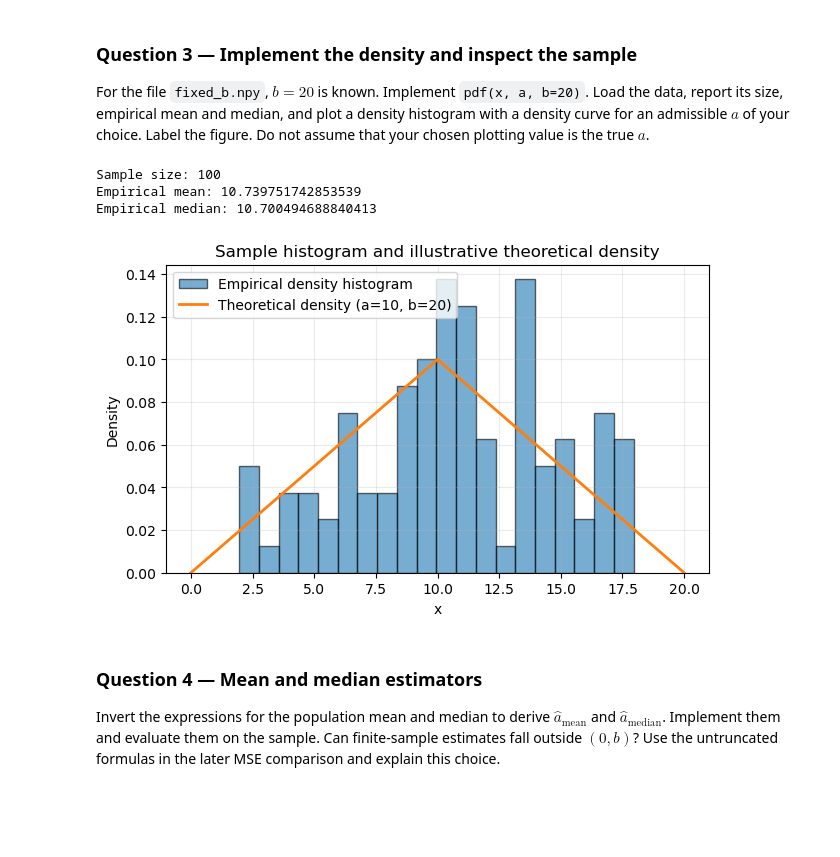
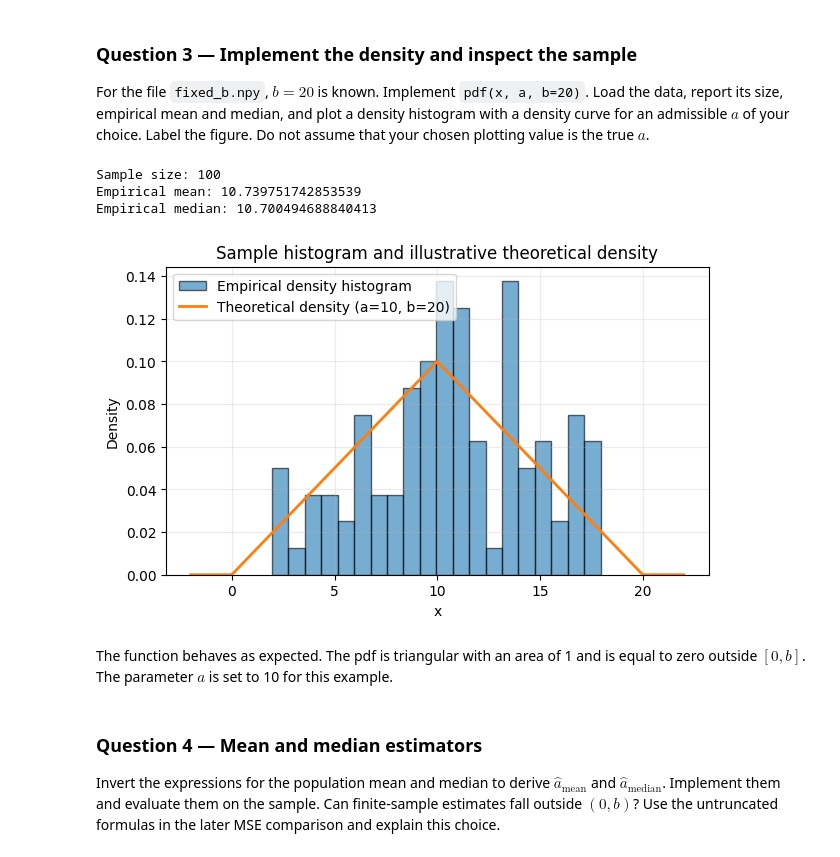
Before and after one commit to Oktalyx/FundamentalLearningEPFL, a Jupyter notebook: HW1/HW1_exercise.ipynb, the cells around one changed output. Cells and saved outputs as stored; diff of their text form; code cells hidden in the pictures; blank space fills up the shorter version.

```diff
--- a/HW1/HW1_exercise.ipynb
+++ b/HW1/HW1_exercise.ipynb
@@ -322,42 +462,51 @@ Label the figure. Do not assume that your chosen plotting value is the true $a$.
 # Written answer:
 
 def pdf(x, a, b=20):
-    x = np.asarray(x)
-    return (2 / b) * np.where(
-        (x >= 0) & (x <= a), x / a,
-        np.where((x > a) & (x <= b), (b - x) / (b - a), 0)
-    )
+    H = 2 / b
+    left = x / a
+    right = (b - x) / (b - a)
 
-# Load the sample
+    pdf = H * np.where(
+                        (x >= 0) & (x <= a), left,
+                        np.where((x > a) & (x <= b), right, 0))
+    return pdf
+
+# Sample loading
 data = np.load("fixed_b.npy")
 
-# Report sample statistics
+# Sample statistics
 print("Sample size:", data.size)
 print("Empirical mean:", np.mean(data))
 print("Empirical median:", np.median(data))
 
 # Plot density histogram and an illustrative density curve
 b = 20
 a_plot = 10
 
-x = np.linspace(0, b, 500)
+x = np.linspace(0-2, b+2, 500)
 
 plt.hist(data, bins=20, density=True, alpha=0.6,
          edgecolor="black", label="Empirical density histogram")
 plt.plot(x, pdf(x, a_plot, b), linewidth=2,
          label=f"Theoretical density (a={a_plot}, b={b})")
 
 plt.xlabel("x")
 plt.ylabel("Density")
 plt.title("Sample histogram and illustrative theoretical density")
 plt.legend()
 plt.grid(alpha=0.25)
 plt.show()
+
+display(Markdown(r"""
+The function behaves as expected. The pdf is triangular with an area of 1 and is equal to zero outside $[0,b]$. The parameter $a$ is set to 10 for this example.
+"""))
 # %% [output]
 Sample size: 100
 Empirical mean: 10.739751742853539
 Empirical median: 10.700494688840413
-[figure, old version]
+[figure, new version]
+
+The function behaves as expected. The pdf is triangular with an area of 1 and is equal to zero outside $[0,b]$. The parameter $a$ is set to 10 for this example.
 # %% [markdown]
 ### Question 4 — Mean and median estimators
 
```
Also changed, not shown: parts of 40 cells of this notebook, 3 other files.
